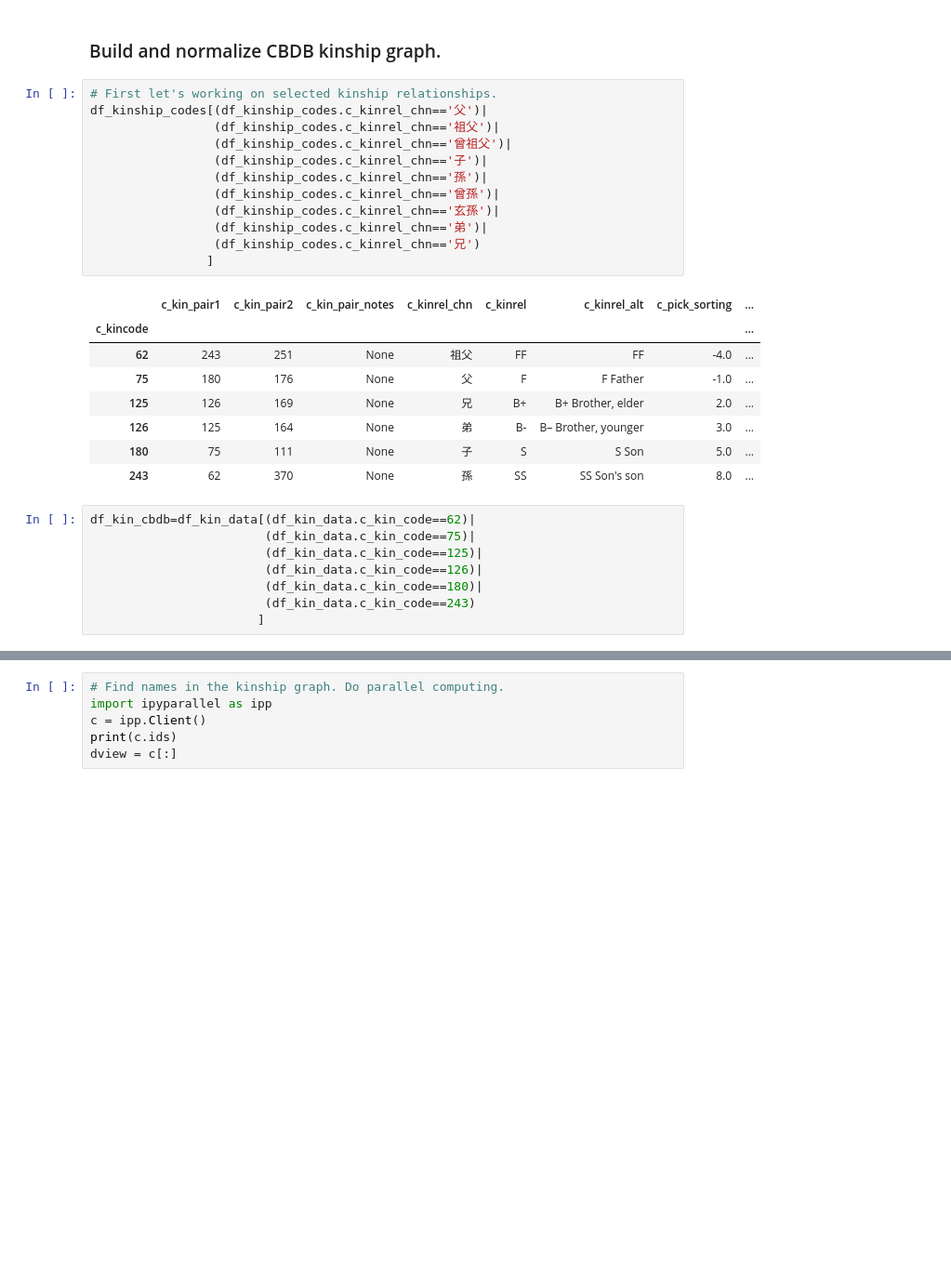
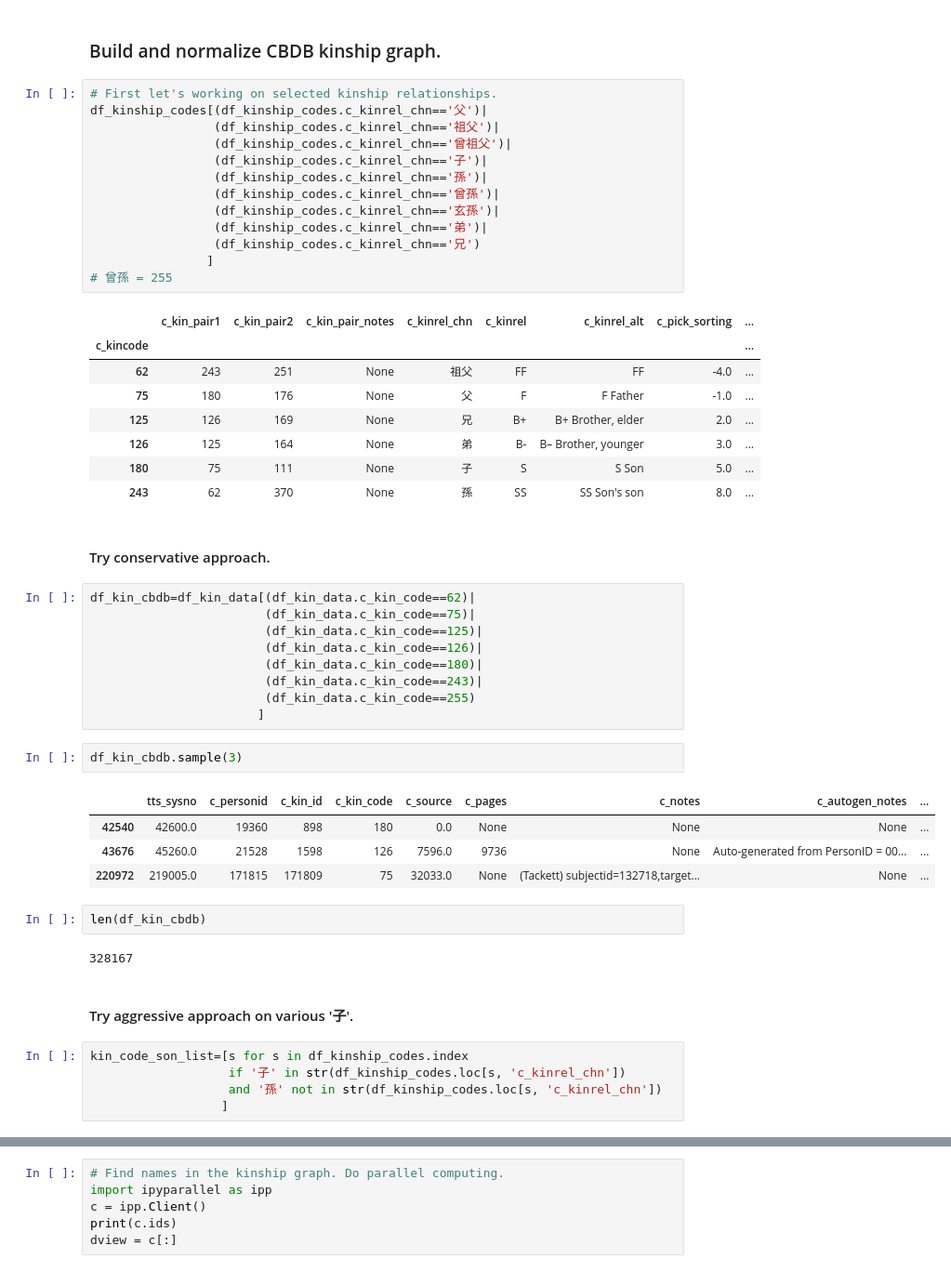
Before and after one commit to cbdb-project/CBDB_Laxmi, a Jupyter notebook: tts_cbdb_disamb/script/tts_cbdb_disamb.ipynb, the cells around one changed output, grey strips where cells are left out. Shown: that part at 93% size. Drawn from its saved outputs; the diff is of its cells as text; blank space fills up the shorter version.

```diff
--- a/tts_cbdb_disamb/script/tts_cbdb_disamb.ipynb
+++ b/tts_cbdb_disamb/script/tts_cbdb_disamb.ipynb
@@ -239,6 +239,7 @@ df_kinship_codes[(df_kinship_codes.c_kinrel_chn=='父')|
                  (df_kinship_codes.c_kinrel_chn=='弟')|
                  (df_kinship_codes.c_kinrel_chn=='兄')
                 ]
+# 曾孫 = 255
 # %% [output]
 |  | c_kin_pair1 | c_kin_pair2 | c_kin_pair_notes | c_kinrel_chn | c_kinrel | c_kinrel_alt | c_pick_sorting | ... |
 | c_kincode |  |  |  |  |  |  |  | ... |
@@ -248,11 +249,32 @@ df_kinship_codes[(df_kinship_codes.c_kinrel_chn=='父')|
 | 126 | 125 | 164 | None | 弟 | B- | B– Brother, younger | 3.0 | ... |
 | 180 | 75 | 111 | None | 子 | S | S Son | 5.0 | ... |
 | 243 | 62 | 370 | None | 孫 | SS | SS Son's son | 8.0 | ... |
+# %% [markdown]
+#### Try conservative approach.
 # %%
 df_kin_cbdb=df_kin_data[(df_kin_data.c_kin_code==62)|
                         (df_kin_data.c_kin_code==75)|
                         (df_kin_data.c_kin_code==125)|
                         (df_kin_data.c_kin_code==126)|
                         (df_kin_data.c_kin_code==180)|
-                        (df_kin_data.c_kin_code==243)
+                        (df_kin_data.c_kin_code==243)|
+                        (df_kin_data.c_kin_code==255)
                        ]
+# %%
+df_kin_cbdb.sample(3)
+# %% [output]
+|  | tts_sysno | c_personid | c_kin_id | c_kin_code | c_source | c_pages | c_notes | c_autogen_notes | ... |
+| 42540 | 42600.0 | 19360 | 898 | 180 | 0.0 | None | None | None | ... |
+| 43676 | 45260.0 | 21528 | 1598 | 126 | 7596.0 | 9736 | None | Auto-generated from PersonID = 00... | ... |
+| 220972 | 219005.0 | 171815 | 171809 | 75 | 32033.0 | None | (Tackett) subjectid=132718,target... | None | ... |
+# %%
+len(df_kin_cbdb)
+# %% [output]
+328167
+# %% [markdown]
+#### Try aggressive approach on various '子'.
+# %%
+kin_code_son_list=[s for s in df_kinship_codes.index
+                   if '子' in str(df_kinship_codes.loc[s, 'c_kinrel_chn'])
+                   and '孫' not in str(df_kinship_codes.loc[s, 'c_kinrel_chn'])
+                  ]
```
Also changed, not shown: parts of 14 cells of this notebook, 5 other files.
